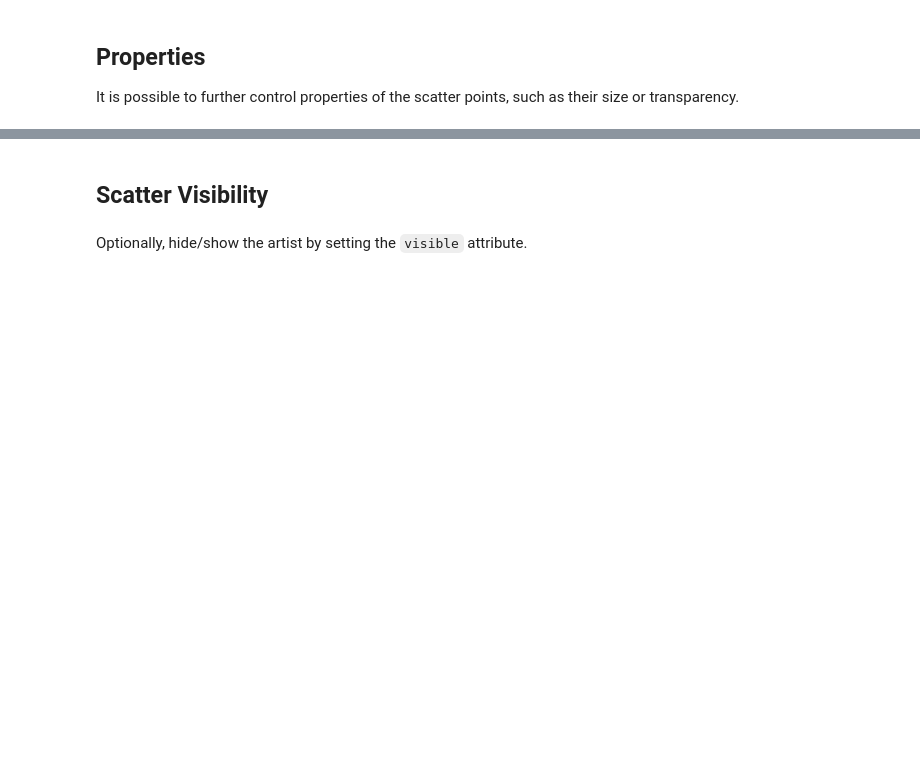
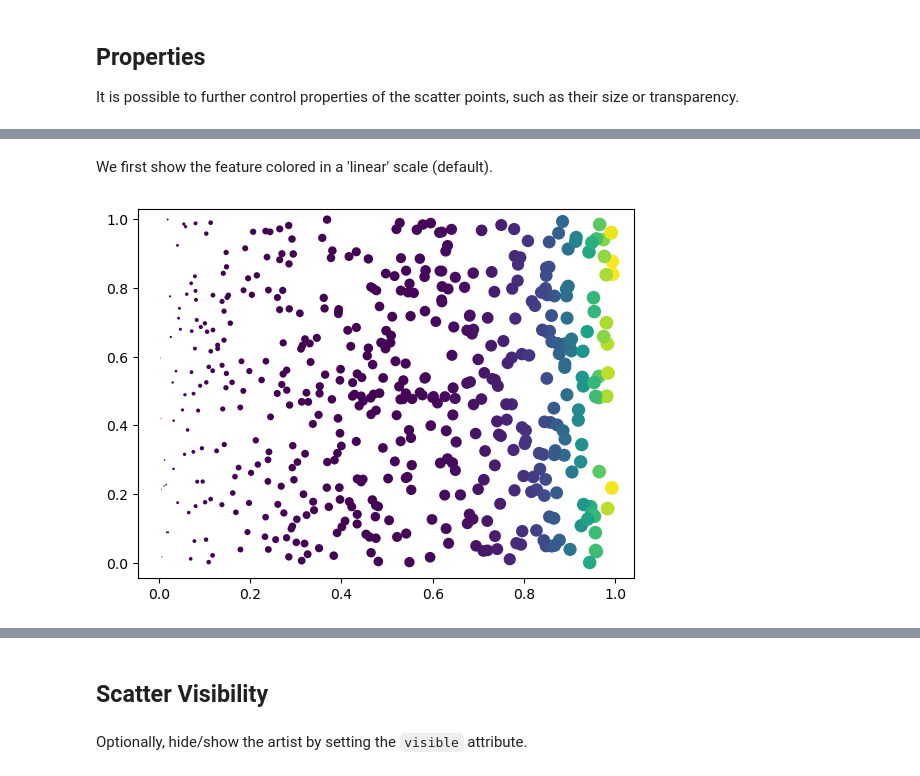
Before and after one commit to BiAPoL/biaplotter, a Jupyter notebook: docs/examples/scatter_artist_example.ipynb, the cells around one changed output, grey strips where cells are left out. Saved outputs shown, nothing was run; the diff lists cells and outputs as text; code cells hidden in the pictures; blank space fills up the shorter version.

```diff
--- a/docs/examples/scatter_artist_example.ipynb
+++ b/docs/examples/scatter_artist_example.ipynb
@@ -79,0 +93,9 @@ fig
+# %%
+feature = np.exp(10*data[:, 0])
+# %% [markdown]
+We first show the feature colored in a 'linear' scale (default).
+# %%
+scatter.color_indices = feature
+fig
+# %% [output]
+[figure, added]
```
Also changed, not shown: parts of 18 cells of this notebook, 2 other files.
